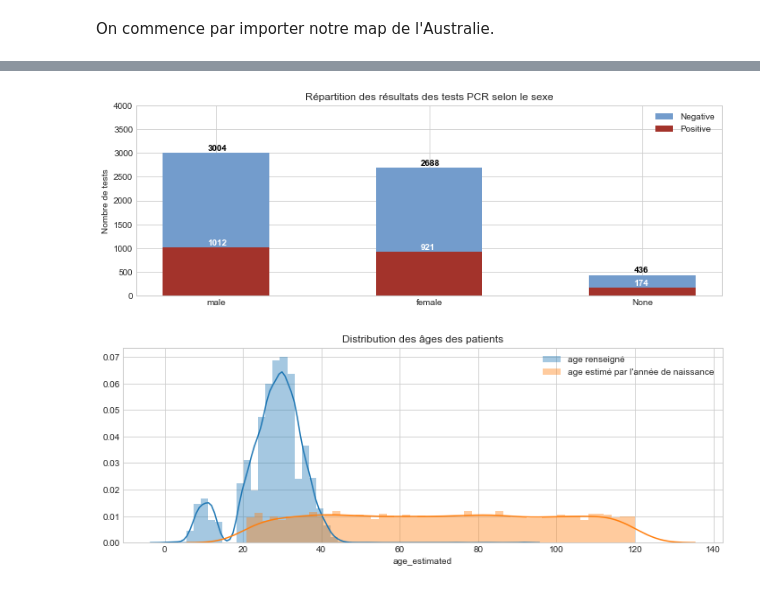
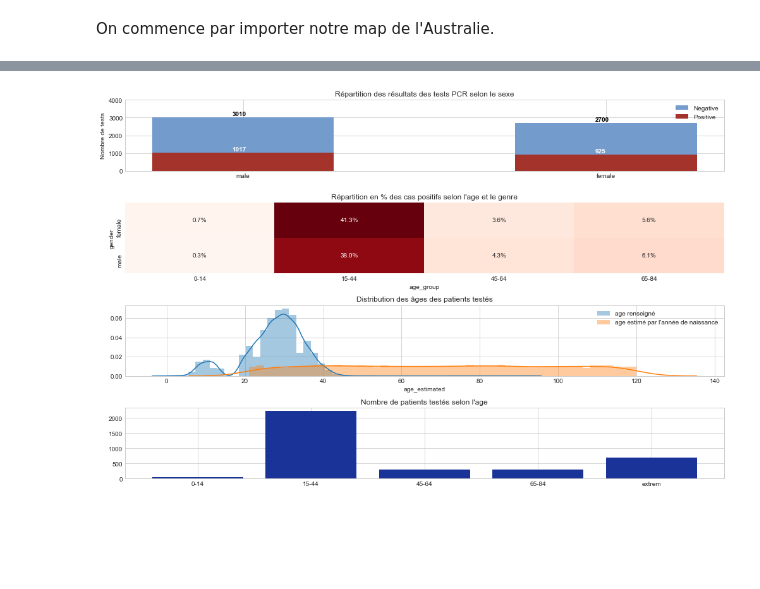
Before and after one commit to titigmr/Test-INRIA-APHP, a Jupyter notebook: data_analysis.ipynb, the cells around one changed output, grey strips where cells are left out. Cells and saved outputs as stored; diff of their text form; code cells hidden in the pictures; blank space fills up the shorter version.

```diff
--- a/data_analysis.ipynb
+++ b/data_analysis.ipynb
@@ -249,16 +279,32 @@ def plot_bar_PN(df_N, df_P, var, title='', y=0, x=0, figsize=(12,4)):
-# %%
-plot_bar_PN(df_N, df_P, 'gender',
-            y=50, x=-0.04,
-            title='Répartition des résultats des tests PCR selon le sexe')
-# %% [output]
-[figure, removed]
-# %%
-bins = 50
-plt.figure(figsize=(12,4))
-
-ax1 = sns.distplot(df.age[df.age.notnull()],bins=bins,label='age renseigné')
-ax2 = sns.distplot(df.age_estimated[df.age_estimated.notnull()],bins=bins, label="age estimé par l'année de naissance")
-plt.title('Distribution des âges des patients')
-plt.legend();
-# %% [output]
-[figure, removed]
+# %%
+def plot_crosstab(data, size=(12,8), ax=None, title=''):
+    if ax is None:
+        fig, ax = plt.subplots(figsize=size)
+    sns.heatmap(data, cmap="Reds", ax=ax, annot=True, fmt='.1%', cbar=False)
+    ax.set_title(title)
+# %%
+fig, ax = plt.subplots(4, 1, figsize=(14, 9))
+
+plot_bar_PN(df_N, df_P, 'gender',
+            y=100, x=-0.03, sort=False, print_none=False,
+            title='Répartition des résultats des tests PCR selon le sexe', ax=ax[0])
+
+plot_crosstab(
+    data, ax=ax[1], title="Répartition en % des cas positifs selon l'age et le genre")
+
+bins = 50
+sns.distplot(df.age[df.age.notnull()], bins=bins,
+             label='age renseigné', ax=ax[2])
+sns.distplot(df.age_estimated[df.age_estimated.notnull(
+)], bins=bins, label="age estimé par l'année de naissance", ax=ax[2])
+ax[2].set_title('Distribution des âges des patients testés')
+ax[2].legend()
+
+
+ax[3].bar(df.groupby('age_group').count().pcr.index,
+          df.groupby('age_group').count().pcr, color=color)
+ax[3].set_title("Nombre de patients testés selon l'age")
+
+fig.tight_layout()
+# %% [output]
+[figure, added]
```
Also changed, not shown: parts of 26 cells of this notebook, 2 other files.
